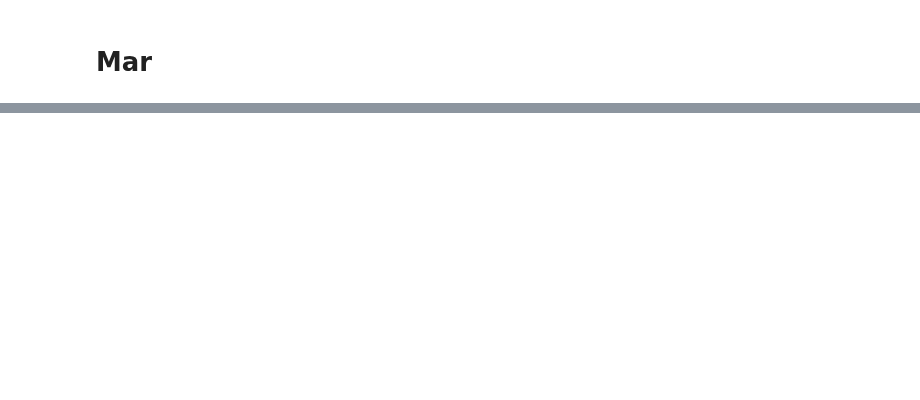
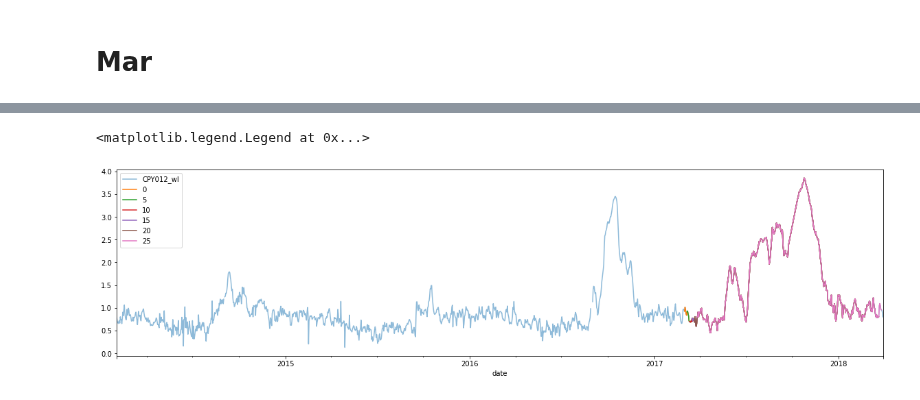
Before and after one commit to SB91ko/ChaoprayaRiver_WaterLV_prediction, a Jupyter notebook: playground.ipynb, the cells around one changed output, grey strips where cells are left out. Cells and saved outputs as stored; diff of their text form; code cells hidden in the pictures; blank space fills up the shorter version.

```diff
--- a/playground.ipynb
+++ b/playground.ipynb
@@ -53,0 +128,15 @@ mar.loc[(mar['rss']>cutoff)|(mar['gcv']>cutoff)]
+# %%
+df = df[start_p:stop_p]
+data = df
+# data = del_less_col(data,ratio=.85)
+data['Day'] = data.index.dayofyear #add day
+data = data.interpolate(limit=300000000,limit_direction='both').astype('float32')#interpolate neighbor first, for rest NA fill with mean() #.apply(lambda x: x.fillna(x.mean()),axis=0)
+data = move_column_inplace(data,target,0)
+n_features = len(data.columns)
+# split_pt = int(data.shape[0]*.7)
+# train,test = data.iloc[:split_pt,:],data.iloc[split_pt:,:]
+split_date = '2017-01-01'
+train,test = data[:split_date],data[split_date:]
+
+X_train, y_train = split_xy(train,n_past,n_future)
+X_test, y_test = split_xy(test,n_past,n_future)
@@ -53,0 +200,21 @@ mar.loc[(mar['rss']>cutoff)|(mar['gcv']>cutoff)]
+# %%
+plt.figure(figsize=(20,5))
+df[target].plot(alpha=0.5)
+for i in range(0,n_future,5):
+    st_idx =n_past+i
+    end_idx =n_future+i
+    # print(i, pd.Series(y_train[:,i],index=train.index[st_idx:len(y_train)+st_idx]))
+    val = pd.Series(y_test[:,i],index=test.index[st_idx:len(y_test)+st_idx],name=i)
+    val.plot()
+# for i in range(n_future):
+#     # test = pd.Series(testPredict[:,i],index=df.index[1:len(trainPredict)-1])
+#     val = pd.Series(y_test[:,i],index=df.index[-len(y_test)+i:i],name=i)
+#     val.plot()
+#     if df[target].iloc[-len(val):].equals(val): print('equal')
+#     else: print(df[target].iloc[-len(val):].shape,val.shape)
+#     # test.plot()
+
+plt.legend()
+# %% [output]
+<matplotlib.legend.Legend at 0x...>
+[figure, added]
```
Also changed, not shown: parts of 18 cells of this notebook, 20 other files.
